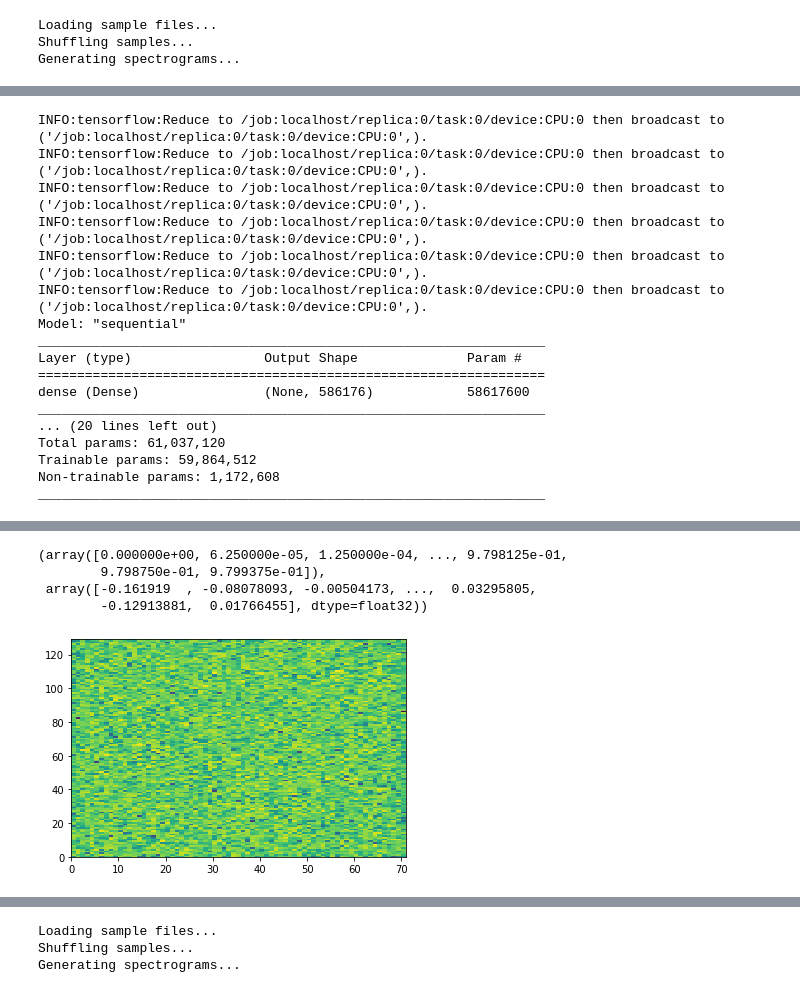
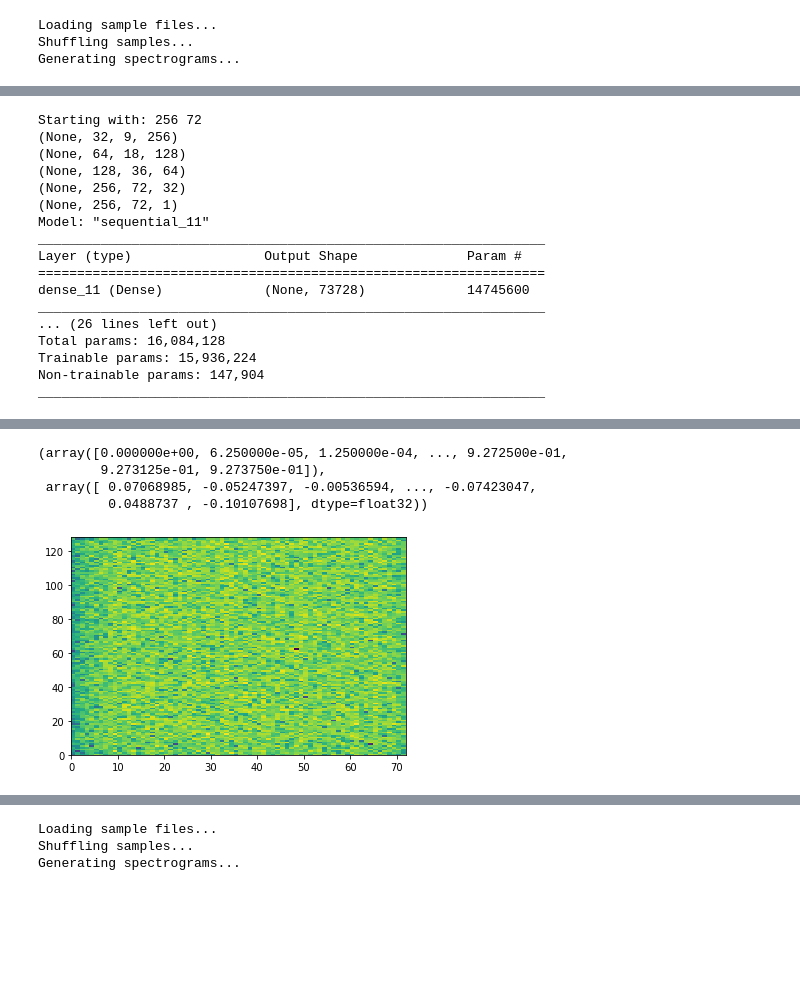
Before and after one commit to 0xfe/deepears, a Jupyter notebook: DeepInstruments.ipynb, the cells around one changed output, grey strips where cells are left out. Drawn from its saved outputs; the diff is of its cells as text; code cells hidden in the pictures; blank space fills up the shorter version.

Commit message:
Add another layer to generator model.

```diff
--- a/DeepInstruments.ipynb
+++ b/DeepInstruments.ipynb
@@ -79,11 +82,11 @@ class Config:
     self.slice_duration_s = slice_duration_s
 
 config = Config(
-    rows=129,
-    cols = 71,
+    rows=128,
+    cols = 72,
     s_nperseg = 256,
     s_nfft = 256,
-    s_noverlap = 32,
+    s_noverlap = 47,
     log_scale = True,
     resample = 16000)
 
@@ -324,27 +325,39 @@ INFO:tensorflow:Using MirroredStrategy with devices ('/job:localhost/replica:0/t
 # %%
-def make_generator_model(config=DefaultConfig):
+noise_dim = 200
+def make_generator_model(config=DefaultConfig, noise_dim=noise_dim):
     rows = config.rows * 2 # real + complex
     cols = config.cols
+    print("Starting with:", rows, cols)
 
     model = tf.keras.Sequential()
-    model.add(layers.Dense(int(rows/2)*cols*64, use_bias=False, input_shape=(100,)))
+    model.add(layers.Dense(int(rows/8)*int(cols/8)*256, use_bias=False, input_shape=(200,)))
     model.add(layers.BatchNormalization())
     model.add(layers.LeakyReLU())
 
-    model.add(layers.Reshape((int(rows/2), cols, 64)))
-    assert model.output_shape == (None, int(rows/2), cols, 64) # Note: None is the batch size
+    model.add(layers.Reshape((int(rows/8), int(cols/8), 256)))
+    print(model.output_shape)
+    assert model.output_shape == (None, int(rows/8), int(cols/8), 256) # Note: None is the batch size
 
-    model.add(layers.Conv2DTranspose(64, (3, 3), strides=(2, 1), padding='same', use_bias=False))
-    assert model.output_shape == (None, rows, cols, 64)
+    model.add(layers.Conv2DTranspose(128, (5, 5), strides=(2, 2), padding='same', use_bias=False))
+    print(model.output_shape)
+    assert model.output_shape == (None, int(rows/4), int(cols/4), 128)
     model.add(layers.BatchNormalization())
     model.add(layers.LeakyReLU())
 
-    model.add(layers.Conv2DTranspose(64, (3, 3), strides=(1, 1), padding='same', use_bias=False))
-    assert model.output_shape == (None, rows, cols, 64)
+    model.add(layers.Conv2DTranspose(64, (5, 5), strides=(2, 2), padding='same', use_bias=False))
+    print(model.output_shape)
+    assert model.output_shape == (None, int(rows/2), int(cols/2), 64)
+    model.add(layers.BatchNormalization())
+    model.add(layers.LeakyReLU())
+
+    model.add(layers.Conv2DTranspose(32, (3, 3), strides=(2, 2), padding='same', use_bias=False))
+    print(model.output_shape)
+    assert model.output_shape == (None, rows, cols, 32)
     model.add(layers.BatchNormalization())
     model.add(layers.LeakyReLU())
 
     model.add(layers.Conv2DTranspose(1, (3, 3), strides=(1, 1), padding='same', use_bias=False, activation='tanh'))
+    print(model.output_shape)
     assert model.output_shape == (None, rows, cols, 1)
 
     return model
@@ -354,42 +367,42 @@ with mirrored_strategy.scope():
 
 generator.summary()
 # %% [output]
-INFO:tensorflow:Reduce to /job:localhost/replica:0/task:0/device:CPU:0 then broadcast to ('/job:localhost/replica:0/task:0/device:CPU:0',).
-INFO:tensorflow:Reduce to /job:localhost/replica:0/task:0/device:CPU:0 then broadcast to ('/job:localhost/replica:0/task:0/device:CPU:0',).
-INFO:tensorflow:Reduce to /job:localhost/replica:0/task:0/device:CPU:0 then broadcast to ('/job:localhost/replica:0/task:0/device:CPU:0',).
-INFO:tensorflow:Reduce to /job:localhost/replica:0/task:0/device:CPU:0 then broadcast to ('/job:localhost/replica:0/task:0/device:CPU:0',).
-INFO:tensorflow:Reduce to /job:localhost/replica:0/task:0/device:CPU:0 then broadcast to ('/job:localhost/replica:0/task:0/device:CPU:0',).
-INFO:tensorflow:Reduce to /job:localhost/replica:0/task:0/device:CPU:0 then broadcast to ('/job:localhost/replica:0/task:0/device:CPU:0',).
-Model: "sequential"
+Starting with: 256 72
+(None, 32, 9, 256)
+(None, 64, 18, 128)
+(None, 128, 36, 64)
+(None, 256, 72, 32)
+(None, 256, 72, 1)
+Model: "sequential_11"
 _________________________________________________________________
 Layer (type)                 Output Shape              Param #
 =================================================================
-dense (Dense)                (None, 586176)            58617600
+dense_11 (Dense)             (None, 73728)             14745600
 _________________________________________________________________
-... (20 lines left out)
-Total params: 61,037,120
-Trainable params: 59,864,512
-Non-trainable params: 1,172,608
+... (26 lines left out)
+Total params: 16,084,128
+Trainable params: 15,936,224
+Non-trainable params: 147,904
 _________________________________________________________________
 # %%
 def display_audio(audio, config=DefaultConfig, play=True):
   audio = audio.reshape(config.rows * 2, config.cols)
   audio = audio[:config.rows,:] + 1j * audio[config.rows:,:]
   image = np.log(np.absolute(audio))
   plt.pcolormesh(image, cmap='viridis')
   if play:
     audio_data = spectrogram_to_audio(audio, config=config)
     display.display(audio_data)
 
-noise = tf.random.normal([1, 100])
+noise = tf.random.normal([1, noise_dim])
 display_audio(generator(noise, training=False).numpy())
 # %% [output]
 [interactive output not drawn]
-(array([0.000000e+00, 6.250000e-05, 1.250000e-04, ..., 9.798125e-01,
-        9.798750e-01, 9.799375e-01]),
- array([-0.161919  , -0.08078093, -0.00504173, ...,  0.03295805,
-        -0.12913881,  0.01766455], dtype=float32))
+(array([0.000000e+00, 6.250000e-05, 1.250000e-04, ..., 9.272500e-01,
+        9.273125e-01, 9.273750e-01]),
+ array([ 0.07068985, -0.05247397, -0.00536594, ..., -0.07423047,
+         0.0488737 , -0.10107698], dtype=float32))
-[figure, old version]
+[figure, new version]
 # %%
 def make_discriminator_model(config=DefaultConfig):
     model = tf.keras.Sequential()
```
Also changed, not shown: parts of 10 cells of this notebook.
